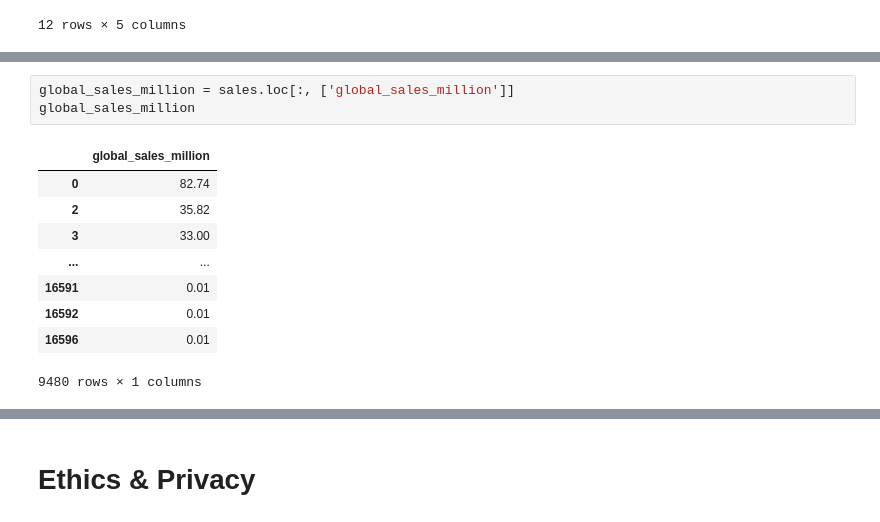
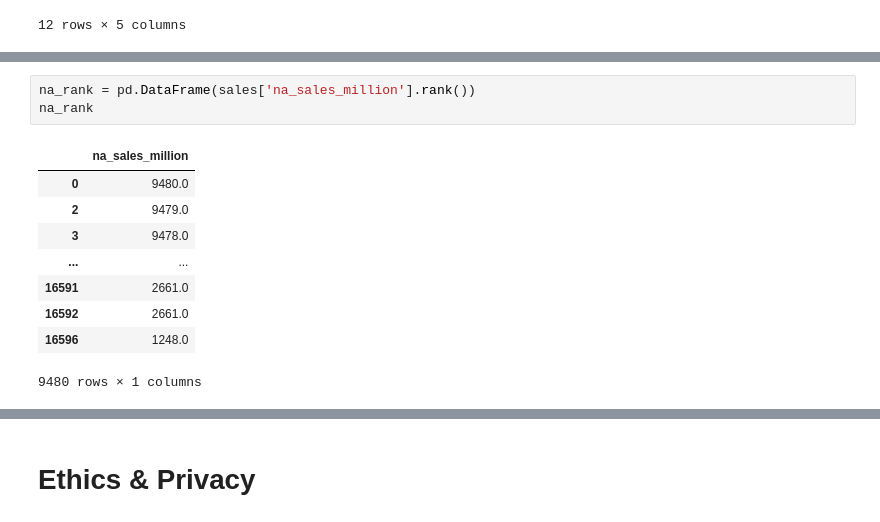
Before and after one commit to kvh8899/mostpopvidgame, a Jupyter notebook: FinalProject_group004_actual.ipynb, the cells around one changed output, grey strips where cells are left out. Drawn from its saved outputs; the diff is of its cells as text.

Commit message:
added ranks

```diff
--- a/FinalProject_group004_actual.ipynb
+++ b/FinalProject_group004_actual.ipynb
@@ -301,13 +249,13 @@ other_sales_million
-# %%
-global_sales_million = sales.loc[:, ['global_sales_million']]
-global_sales_million
-# %% [output]
-|  | global_sales_million |
-| 0 | 82.74 |
-| 2 | 35.82 |
-| 3 | 33.00 |
-| ... | ... |
-| 16591 | 0.01 |
-| 16592 | 0.01 |
-| 16596 | 0.01 |
-9480 rows × 1 columns
+# %%
+na_rank = pd.DataFrame(sales['na_sales_million'].rank())
+na_rank
+# %% [output]
+|  | na_sales_million |
+| 0 | 9480.0 |
+| 2 | 9479.0 |
+| 3 | 9478.0 |
+| ... | ... |
+| 16591 | 2661.0 |
+| 16592 | 2661.0 |
+| 16596 | 1248.0 |
+9480 rows × 1 columns
```
Also changed, not shown: parts of 8 cells of this notebook.
